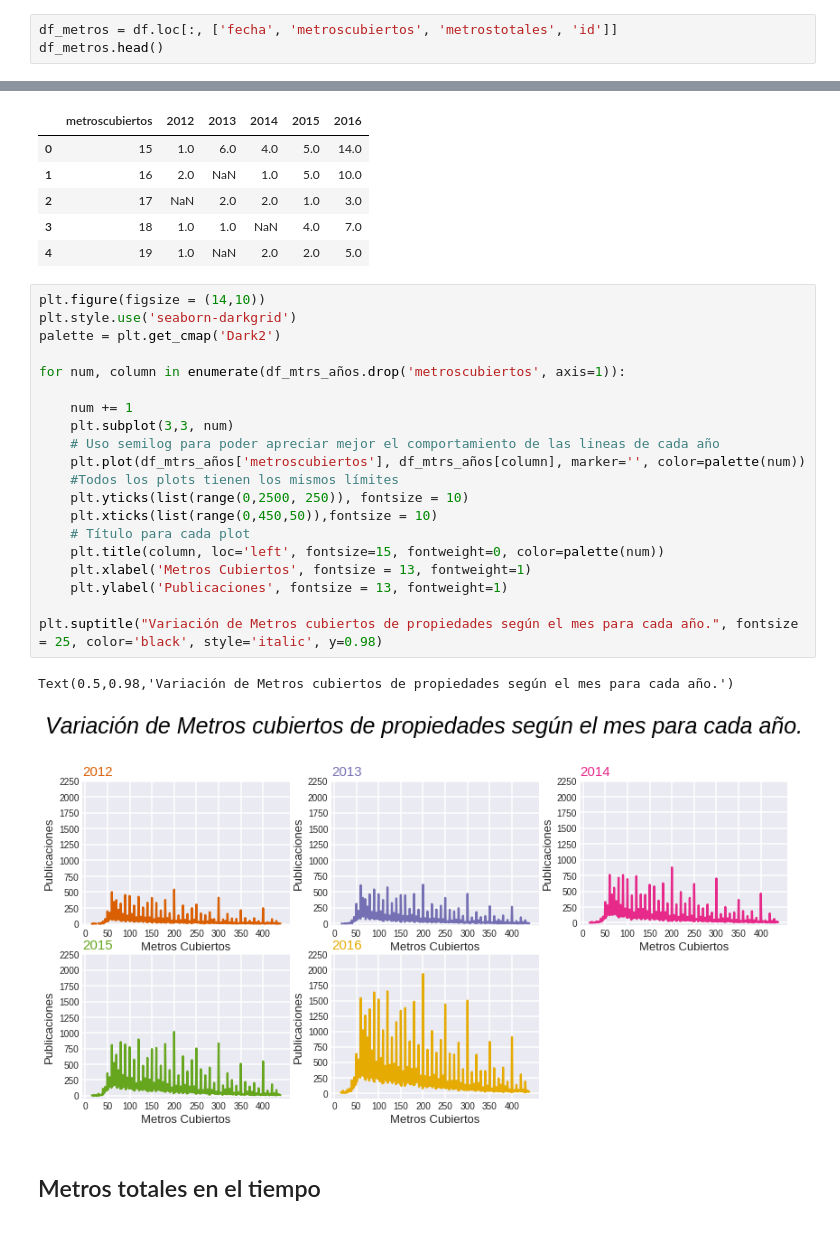
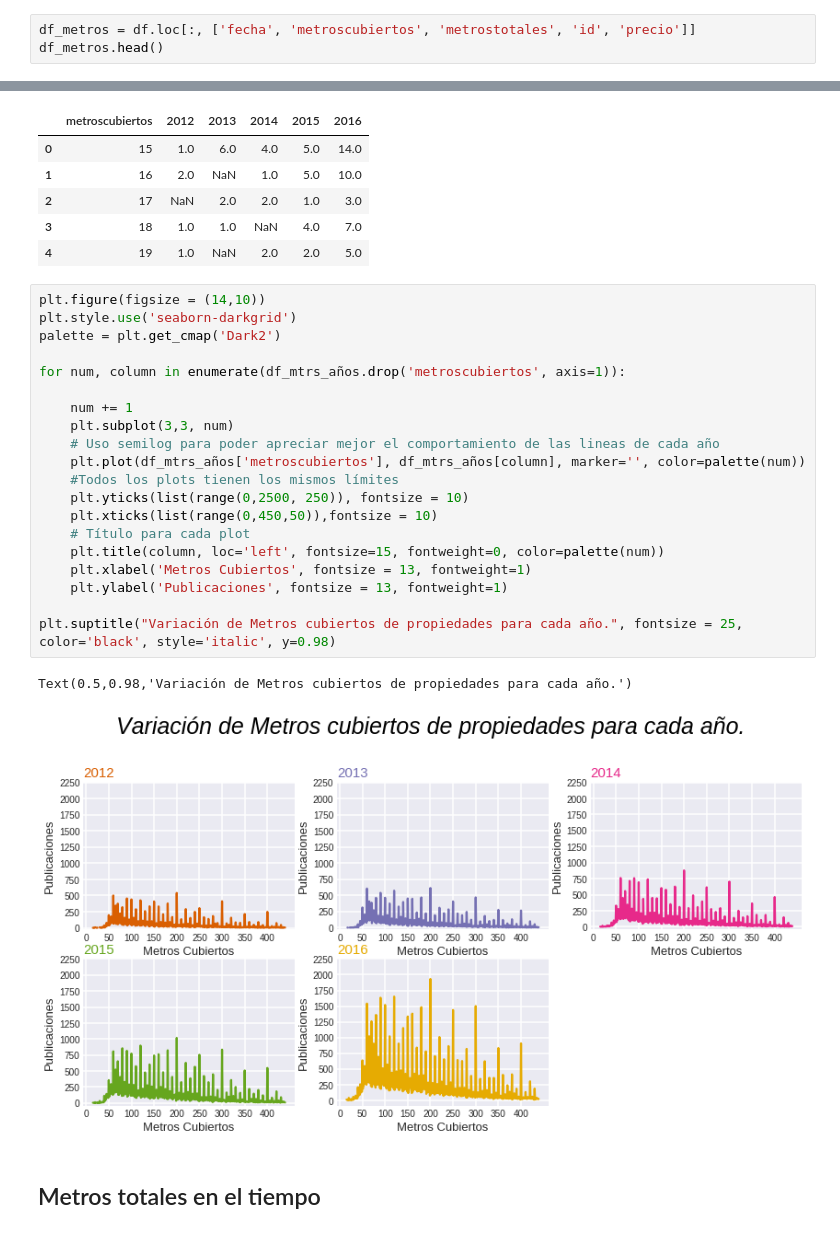
Before and after one commit to luctiz/Grupo43-TP1, a Jupyter notebook: AnalisisTemporales.ipynb, the cells around one changed output, grey strips where cells are left out. Drawn from its saved outputs; the diff is of its cells as text.

```diff
--- a/AnalisisTemporales.ipynb
+++ b/AnalisisTemporales.ipynb
@@ -361,6 +361,6 @@ False    222600
 True      17400
 Name: metroscubiertos, dtype: int64
 # %%
-df_metros = df.loc[:, ['fecha', 'metroscubiertos', 'metrostotales', 'id']]
+df_metros = df.loc[:, ['fecha', 'metroscubiertos', 'metrostotales', 'id', 'precio']]
 df_metros.head()
 # %% [output]
@@ -398,26 +398,26 @@ df_mtrs_años.head()
 # %%
 plt.figure(figsize = (14,10))
 plt.style.use('seaborn-darkgrid')
 palette = plt.get_cmap('Dark2')
 
 for num, column in enumerate(df_mtrs_años.drop('metroscubiertos', axis=1)):
 
     num += 1
     plt.subplot(3,3, num)
     # Uso semilog para poder apreciar mejor el comportamiento de las lineas de cada año
     plt.plot(df_mtrs_años['metroscubiertos'], df_mtrs_años[column], marker='', color=palette(num))
     #Todos los plots tienen los mismos límites
     plt.yticks(list(range(0,2500, 250)), fontsize = 10)
     plt.xticks(list(range(0,450,50)),fontsize = 10)
     # Título para cada plot
     plt.title(column, loc='left', fontsize=15, fontweight=0, color=palette(num))
     plt.xlabel('Metros Cubiertos', fontsize = 13, fontweight=1)
     plt.ylabel('Publicaciones', fontsize = 13, fontweight=1)
 
-plt.suptitle("Variación de Metros cubiertos de propiedades según el mes para cada año.", fontsize = 25, color='black', style='italic', y=0.98)
+plt.suptitle("Variación de Metros cubiertos de propiedades para cada año.", fontsize = 25, color='black', style='italic', y=0.98)
 # %% [output]
-Text(0.5,0.98,'Variación de Metros cubiertos de propiedades según el mes para cada año.')
+Text(0.5,0.98,'Variación de Metros cubiertos de propiedades para cada año.')
-[figure, old version]
+[figure, new version]
 # %% [markdown]
 ## Metros totales en el tiempo
 # %%
```
Also changed, not shown: parts of 13 cells of this notebook, 1 other file.
